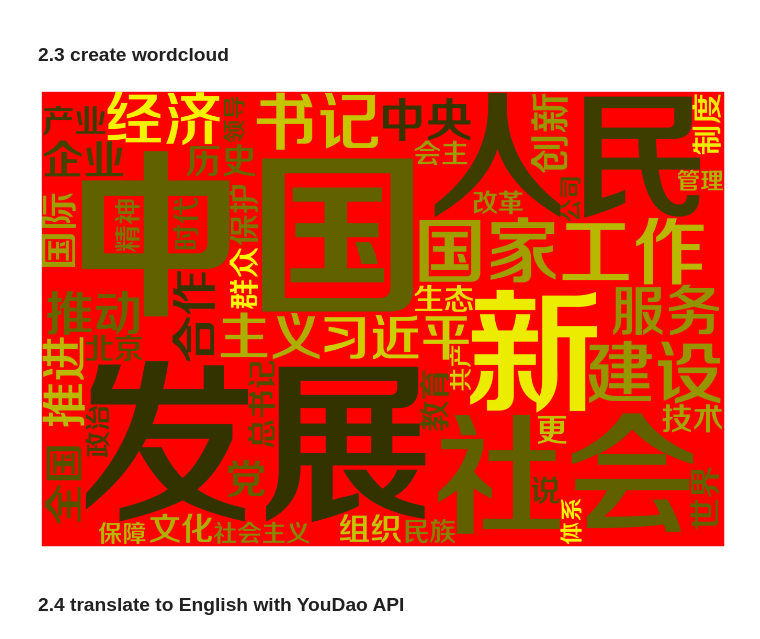
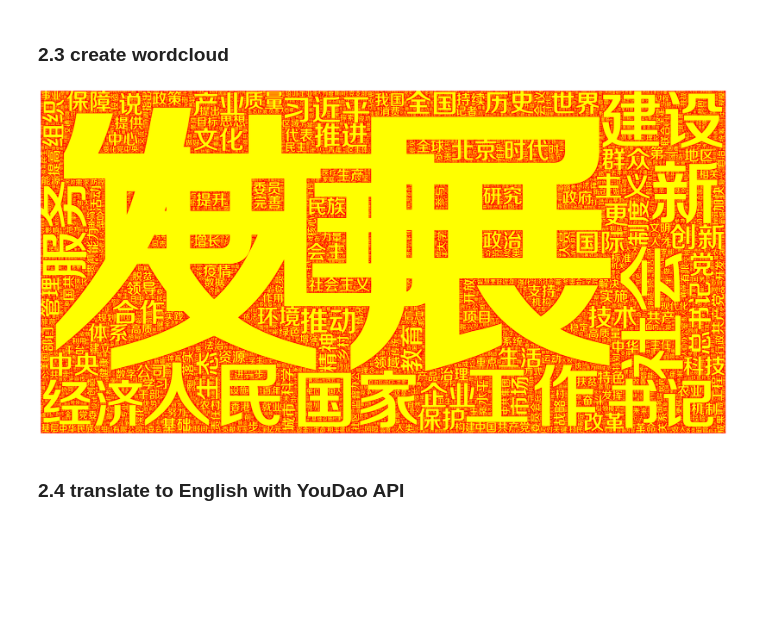
Before and after one commit to Concyclics/NewsPaperSpider, a Jupyter notebook: people-s-daily-keyword-cloud.ipynb, the cells around one changed output. Saved outputs shown, nothing was run; the diff lists cells and outputs as text; code cells hidden in the pictures; blank space fills up the shorter version.

Commit message:
Kaggle Notebook | People's Daily WordCloud Visualization | Version 13

```diff
--- a/people-s-daily-keyword-cloud.ipynb
+++ b/people-s-daily-keyword-cloud.ipynb
@@ -501,19 +512,19 @@ word_ds.head(20)
 # %%
 import wordcloud
 from wordcloud import WordCloud
 import matplotlib.pyplot as plt
 
-wc = WordCloud(font_path='../input/fonts-on-mac/Fonts/方正正中黑简体.TTF',width=3000,height=2000,background_color="red", max_words=50,color_func=wordcloud.get_single_color_func("yellow"))
+wc = WordCloud(font_path='../input/fonts-on-mac/Fonts/方正正中黑简体.TTF',width=16000,height=8000,background_color="red", max_words=10000,color_func= lambda *args, **kwargs: (255, 255, 0))
 wc.generate_from_frequencies(word_count)
 
 wc.to_file("People's Daily WordCloud Zh.png")
 
-plt.figure(figsize=(24,16))
+plt.figure(figsize=(32,16))
 plt.imshow(plt.imread("./People's Daily WordCloud Zh.png"))
 plt.axis("off")
 plt.show()
 # %% [output]
-[figure, old version]
+[figure, new version]
 # %% [markdown]
 ### 2.4 translate to English with YouDao API
 # %%
```
Also changed, not shown: parts of 20 cells of this notebook.
